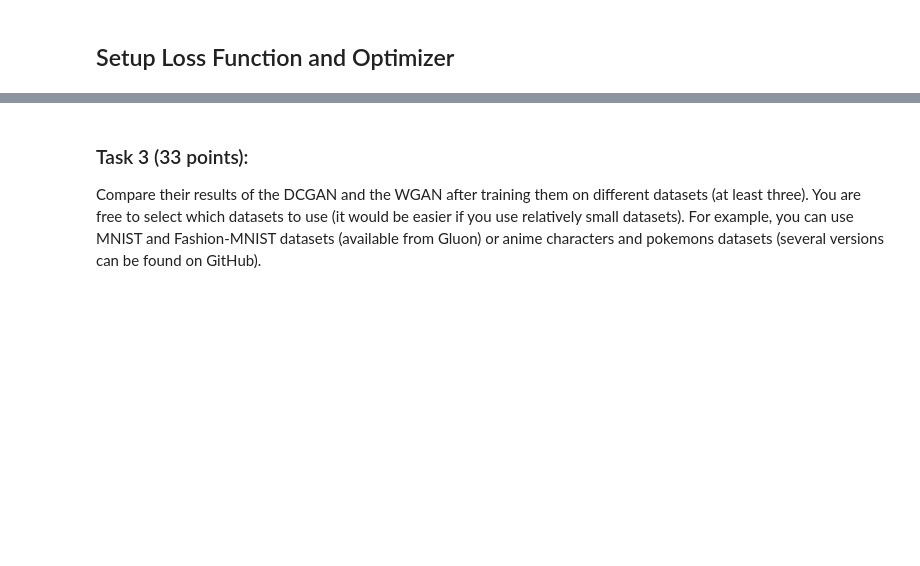
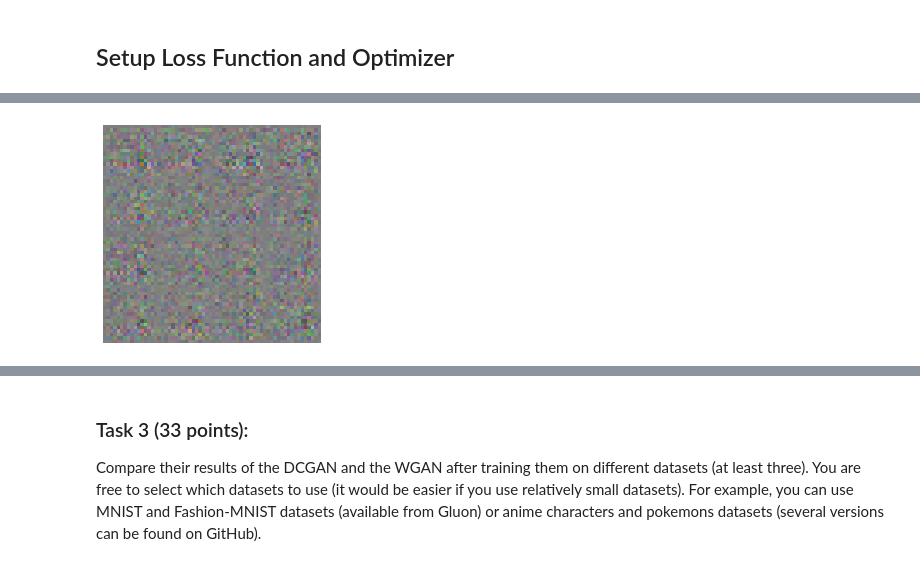
Before and after one commit to thijsgelton/P10-G7_GANs, a Jupyter notebook: P10_G7_GANs.ipynb, the cells around one changed output, grey strips where cells are left out. Drawn from its saved outputs; the diff is of its cells as text; code cells hidden in the pictures; blank space fills up the shorter version.

```diff
--- a/P10_G7_GANs.ipynb
+++ b/P10_G7_GANs.ipynb
@@ -414,5 +410,5 @@ netG.initialize(mx.init.Normal(0.02), ctx=ctx)
 netD.initialize(mx.init.Normal(0.02), ctx=ctx)
 
 # trainer for the generator and the discriminator
-trainerG = gluon.Trainer(netG.collect_params(), 'rmsprop', {'learning_rate': lr})
-trainerD = gluon.Trainer(netD.collect_params(), 'rmsprop', {'learning_rate': lr, 'clip_gradient': 0.01})
+trainerG = gluon.Trainer(netG.collect_params(), 'rmsprop', {'learning_rate': 0.00005})
+trainerD = gluon.Trainer(netD.collect_params(), 'rmsprop', {'learning_rate': 0.00005, 'clip_gradient': 0.01})
@@ -420,70 +441,69 @@ trainerD = gluon.Trainer(netD.collect_params(), 'rmsprop', {'learning_rate': lr,
 from datetime import datetime
 import time
 import logging
-
-real_label = mx.nd.ones((batch_size,), ctx=ctx)
-fake_label = mx.nd.zeros((batch_size,), ctx=ctx)
 ncritic = 5
 
-metric = mx.metric.Accuracy()
-print('Training... ')
+real_label = nd.ones((batch_size,), ctx=ctx)
+fake_label = -nd.ones((batch_size,),ctx=ctx)
+
+metric = WGANMetric()
+
 stamp =  datetime.now().strftime('%Y_%m_%d-%H_%M')
-one = mx.nd.ones((batch_size, 1), ctx=mx.gpu())
+logging.basicConfig(level=logging.DEBUG)
+
+one = nd.ones((1), ctx=ctx)
 mone = -one
 
-iternum = 0
 for epoch in range(epochs):
     tic = time.time()
     btic = time.time()
-    for batcg in train_data:
+    train_data.reset()
+    iter = 0
+    for batch in train_data:
         ############################
-        # (1) Update D network: maximize D(x) - D(G(z))
+        # (1) Update D network: maximize log(D(x)) + log(1 - D(G(z)))
         ###########################
-        # train with real_t
         data = batch.data[0].as_in_context(ctx)
-        noise = mx.nd.random.normal(0, 1, shape=(batch_size,latent_z_size, 1, 1), ctx=ctx)
+        latent_z = mx.nd.random_normal(0, 1, shape=(batch_size, latent_z_size, 1, 1), ctx=ctx)
+
         for i in range(ncritic):
             with ag.record():
-                output = netD(data)
-                output = output.reshape((batch_size, 1))
-                errD_real = output
-                metric.update([real_label,], [output,])
+                # train with real image
+                output = netD(data).reshape((-1, 1))
+                d_loss_real = output.mean()
+                d_loss_real.backward(one)
 
-                fake = netG(noise)
-                output = netD(fake.detach())
-                output = output.reshape((batch_size, 1))
-                errD_fake = output
-                errD =  errD_fake - errD_real
-                errD = -errD
-                errD.backward()
-                metric.update([fake_label,], [output,])
+                # train with fake image
+                fake = netG(latent_z)
+                output = netD(fake.detach()).reshape((-1, 1))
+                d_loss_fake = output.mean()
+                d_loss_fake.backward(mone)
 
-            trainerD.step(batch_size)
-
+                d_loss = d_loss_fake - d_loss_real
+                metric.update((d_loss / batch_size).mean())
+            trainerD.step(batch.data[0].shape[0])
 
         ############################
-        # (2) Update G network: maximize D(G(z))
+        # (2) Update G network: maximize log(D(G(z)))
         ###########################
         with ag.record():
-            output = netD(fake)
-            output = output.reshape((-1, 1))
-            errG = -output
-            errG = -errG
-            errG.backward()
+            fake = netG(latent_z)
+            output = netD(fake).reshape((-1, 1))
+            g_loss = output.mean()
+            g_loss.backward(one)
 
-        trainerG.step(batch_size)
+        trainerG.step(batch.data[0].shape[0])
 
-        name, acc = metric.get()
-        if iternum % 100 == 0:
-            logging.info('speed: {} samples/s'.format(batch_size / (time.time() - btic)))
-            logging.info('errD_fake %f, errD_real %f, errG %f'%(mx.nd.mean(errD_fake).asscalar(), mx.nd.mean(errD_real).asscalar(), mx.nd.mean(errG).asscalar()))
-            logging.info('discriminator loss = %f, generator loss = %f, binary training acc = %f at iter %d epoch %d' %(mx.nd.mean(-errD).asscalar(), mx.nd.mean(errG).asscalar(), acc, iternum, epoch))
-
-        iternum = iternum + 1
+        iter = iter + 1
         btic = time.time()
 
-    name, acc = metric.get()
+    acc = metric.get()
     metric.reset()
-    logging.info('\nbinary training acc at epoch %d: %s=%f' % (epoch, name, acc))
+    logging.info('\nbinary training acc at epoch %d: %f' % (epoch, acc.detach().asnumpy()[0]))
     logging.info('time: %f' % (time.time() - tic))
+
+    # Visualize one generated image for each epoch
+    fake_img = fake[0]
+    visualize(fake_img)
+    plt.show()
 # %% [output]
@@ -492,0 +513 @@ INFO:root:discriminator loss = 106.667267, generator loss = 52.079926, binary tr
+[figure, added]
```
Also changed, not shown: parts of 9 cells of this notebook.
